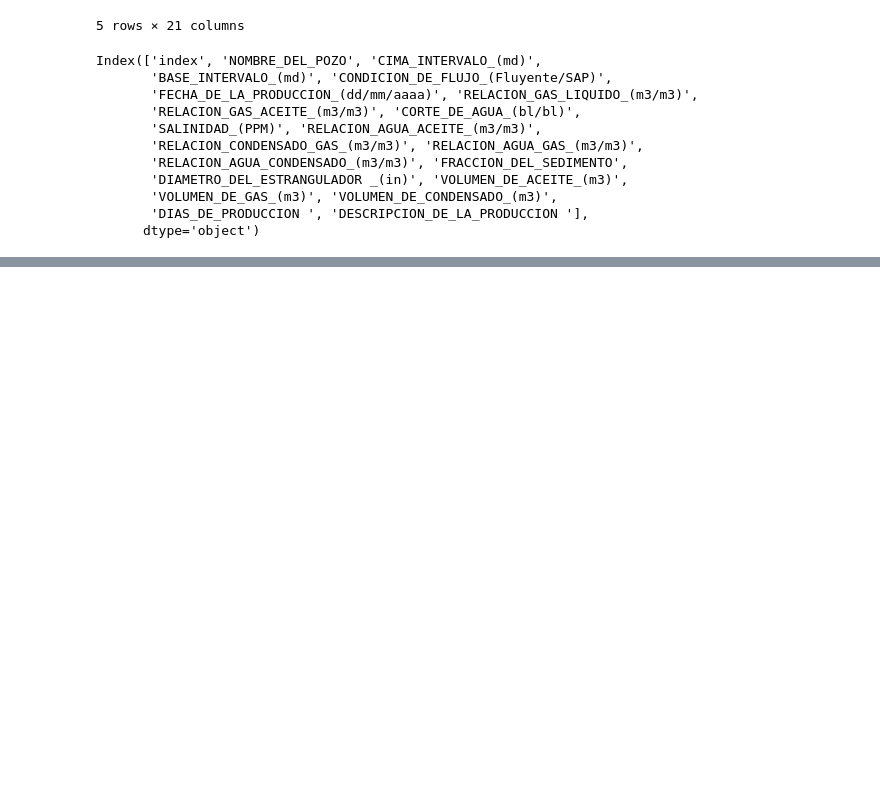
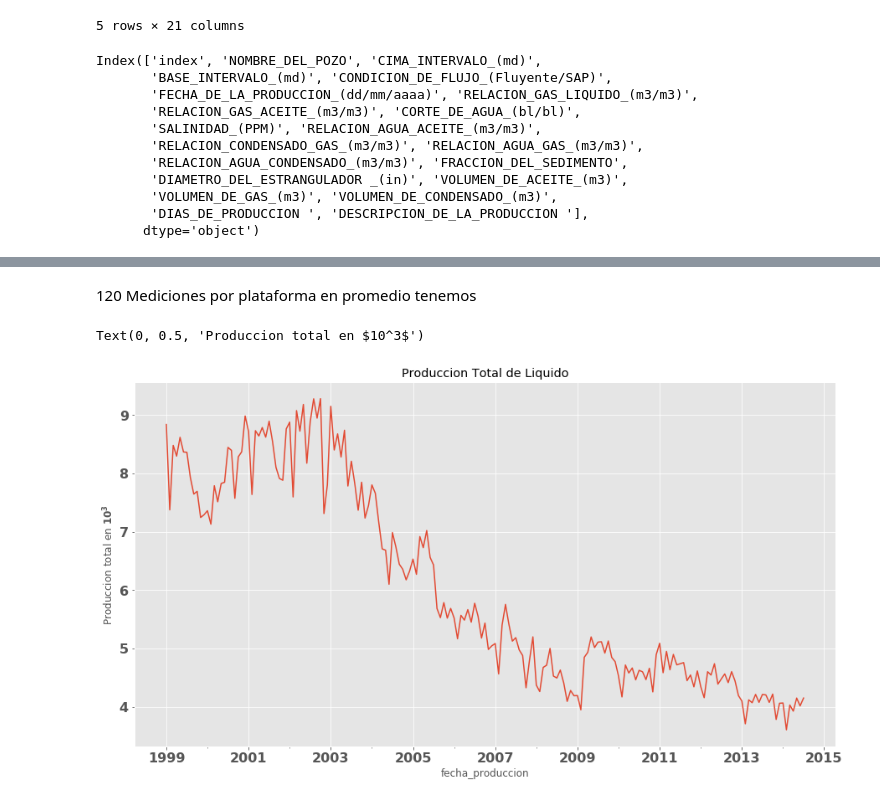
Before and after one commit to serch86/oil_moloacan_prediction, a Jupyter notebook: moloacan_1.ipynb, the cells around one changed output, grey strips where cells are left out. Saved outputs shown, nothing was run; the diff lists cells and outputs as text; code cells hidden in the pictures; blank space fills up the shorter version.

```diff
--- a/moloacan_1.ipynb
+++ b/moloacan_1.ipynb
@@ -64,0 +115,9 @@ Index(['index', 'NOMBRE_DEL_POZO', 'CIMA_INTERVALO_(md)',
+# %% [markdown]
+120 Mediciones por plataforma en promedio tenemos
+# %%
+prod_total_liq = prod_mens.groupby('fecha_produccion')['VOLUMEN_DE_ACEITE_(m3)'].sum() / 1e3
+prod_total_liq.plot(figsize=(15,8), title='Produccion Total de Liquido')
+plt.ylabel('Produccion total en $10^3$')
+# %% [output]
+Text(0, 0.5, 'Produccion total en $10^3$')
+[figure, added]
```
Also changed, not shown: parts of 36 cells of this notebook, 1 other file.
